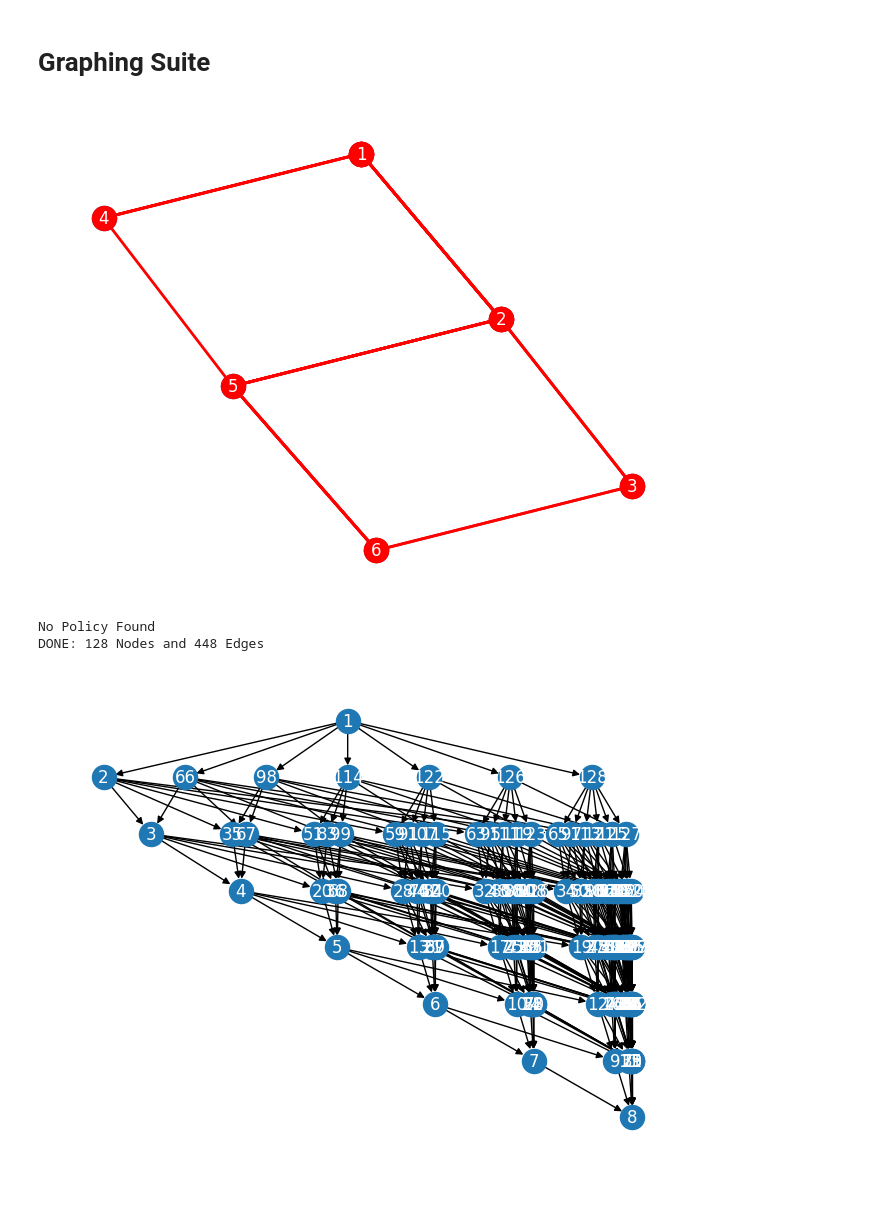
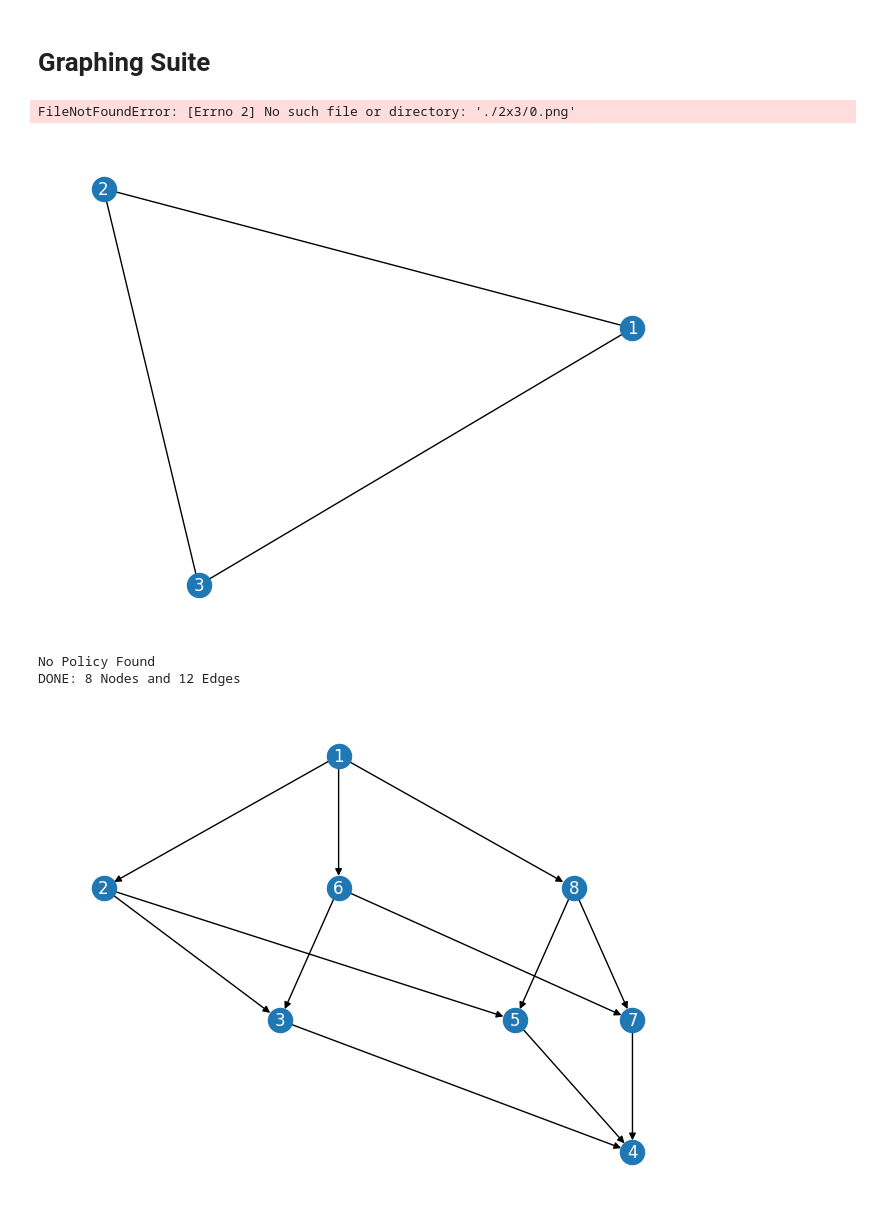
Before and after one commit to labicon/ORASP-Code, a Jupyter notebook: AssemblyGeneration-Fast&File.ipynb, the cells around one changed output. Cells and saved outputs as stored; diff of their text form; code cells hidden in the pictures.

```diff
--- a/AssemblyGeneration-Fast&File.ipynb
+++ b/AssemblyGeneration-Fast&File.ipynb
@@ -216,11 +216,8 @@ def R(s, a, H):
 H = nx.Graph()
 H.add_edge(1,2)
 H.add_edge(2,3)
-H.add_edge(1,4)
-H.add_edge(5,4)
-H.add_edge(5,2)
-H.add_edge(6,5)
-H.add_edge(6,3)
+H.add_edge(3,1)
+
 nx.set_node_attributes(H, "CL", "loc")
 
 numParts = H.number_of_nodes()
@@ -380,44 +369,45 @@ for i in range(len(strat)):
         nx.draw_networkx_nodes(H,pos,nodelist=[p],node_color='r')
     plt.savefig('./2x3/'+str(i+1)+'.png')
 # %% [output]
+FileNotFoundError: [Errno 2] No such file or directory: './2x3/0.png'
-[figure, old version]
+[figure, new version]
 # %%
-debug = False
+debug = True
 
 if(debug):
     try:
         pos = hierarchy_pos(G,1)
     except:
         pos = nx.planar_layout(G)
     actions = nx.get_edge_attributes(G,'r')
     nx.draw(G, pos, with_labels=True, font_color="#FFFFFF")
     #nx.draw_networkx_edge_labels(G, pos, edge_labels = actions)
 
 
     try:
         a = 1/0
         S = range(1, G.number_of_nodes()+1)
         path = [1, π[1][0]]
         path_edges = [(1, path[-1])]
         while(True):
             currState = path[-1]
             nextState = π[currState][0]
             if(nextState in S):
                 path.append(nextState)
                 path_edges.append((currState, nextState))
             else:
                 break
         print(path_edges)
         nx.draw_networkx_nodes(G,pos,nodelist=path,node_color='r')
         nx.draw_networkx_edges(G,pos,edgelist=path_edges,edge_color='r',width=1)
     except:
         print("No Policy Found")
 
     print("DONE: %d Nodes and %d Edges" % (G.number_of_nodes(), G.number_of_edges()))
 # %% [output]
 No Policy Found
-DONE: 128 Nodes and 448 Edges
+DONE: 8 Nodes and 12 Edges
-[figure, old version]
+[figure, new version]
 # %%
 if(debug):
     V = G.copy()
```
Also changed, not shown: parts of 4 cells of this notebook, 4 other files.
